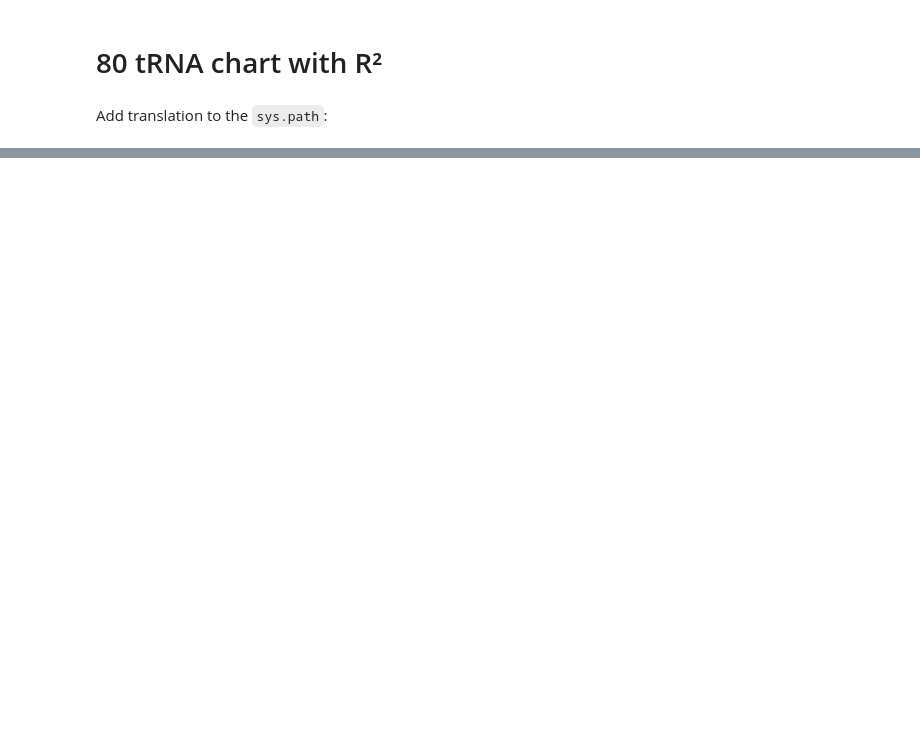
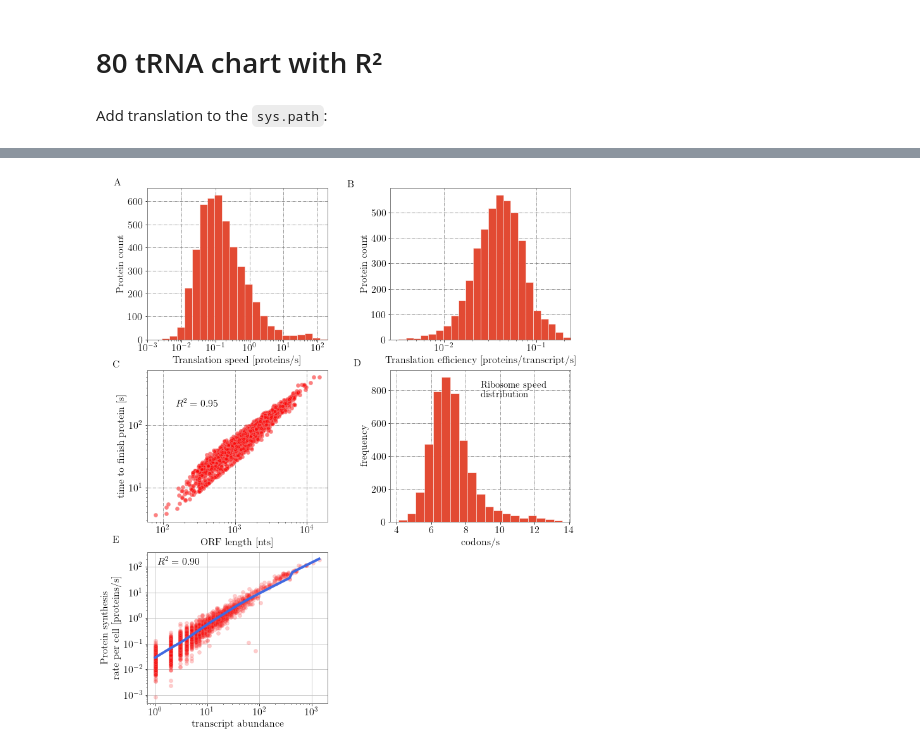
Before and after one commit to gittenberg/TRSL2, a Jupyter notebook: notebooks/80_tRNA_chart_with _R2.ipynb, the cells around one changed output, grey strips where cells are left out. Drawn from its saved outputs; the diff is of its cells as text; code cells hidden in the pictures; blank space fills up the shorter version.

```diff
--- a/notebooks/80_tRNA_chart_with _R2.ipynb
+++ b/notebooks/80_tRNA_chart_with _R2.ipynb
@@ -203,0 +380,9 @@ NameError: name 'ribo_lattice_df_normalized' is not defined
+# %%
+orf_lengths = {prot: len(orf_genomic_dict[prot]) for prot in orf_genomic_dict}
+# %%
+df1 = pd.DataFrame.from_dict(orf_lengths.items())
+df1.columns = ['name', 'ORF length [nts]']
+# %%
+df = pd.merge(gene_tic_toc_df, df1, left_on='name', right_on='name', how='outer')
+# %%
+ribo_speed_dict = {geneID: orf_lengths[geneID]/3.0/gene_tic_toc[geneID] for geneID in gene_tic_toc}
@@ -203,0 +451,70 @@ NameError: name 'ribo_lattice_df_normalized' is not defined
+# %%
+plt.rcParams['figure.figsize'] = (12, 15)
+plt.rcParams['axes.facecolor'] = 'white'
+plt.rcParams['axes.edgecolor'] = 'grey'
+
+fig = plt.figure()
+fig.subplots_adjust(wspace=0.35)
+
+ax = fig.add_subplot(321)
+n, bins, patches = ax.hist(prot_speeds.values(),
+                           bins = 10**np.linspace(np.log10(min(prot_speeds.values())+0.0001),
+                                                  np.log10(max(prot_speeds.values())), 25),
+                           edgecolor='white')
+ax.set_xscale("log")
+ax.set_xlim([min(prot_speeds.values())+0.0001, max(prot_speeds.values())])
+ax.set_xlabel('Translation speed [proteins/s]', fontsize=16)
+ax.set_ylabel('Protein count', fontsize=16)
+plt.setp(ax.get_xticklabels(), fontsize=16)
+plt.setp(ax.get_yticklabels(), fontsize=16)
+plt.text(0.0001, 670, "A", fontsize=16, weight="bold")
+
+ax = fig.add_subplot(322)
+n, bins, patches = ax.hist(prot_per_transcript_speeds.values(),
+                           bins = 10**np.linspace(np.log10(min(prot_per_transcript_speeds.values())+0.0001),
+                                                  np.log10(max(prot_per_transcript_speeds.values())), 32),
+                           edgecolor='white')
+ax.set_xscale("log")
+ax.set_xlim([min(prot_per_transcript_speeds.values())+0.002, max(prot_per_transcript_speeds.values())])
+ax.set_xlabel('Translation efficiency [proteins/transcript/s]', fontsize=16)
+ax.set_ylabel('Protein count', fontsize=16)
+plt.setp(ax.get_xticklabels(), fontsize=16)
+plt.setp(ax.get_yticklabels(), fontsize=16)
+plt.text(0.0009, 600, "B", fontsize=16, weight="bold")
+
+
+ax = fig.add_subplot(323)
+ax.scatter(df['ORF length [nts]'], df['tic toc [s]'], alpha=0.5, color='red', edgecolor='lightcoral', linewidth=1)
+ax.set_xlabel('ORF length [nts]', fontsize=16)
+ax.set_ylabel('time to finish protein [s]', fontsize=16)
+plt.setp(ax.get_xticklabels(), fontsize=16)
+plt.setp(ax.get_yticklabels(), fontsize=16)
+ax.set_yscale('log')
+ax.set_xscale('log')
+
+plt.text(20, 850, "C", fontsize=16, weight="bold")
+plt.text(1.5e2, 200, "$R^2 = 0.95$", fontsize=16)
+
+ax = fig.add_subplot(324)
+plt.hist(ribo_speed_dict.values(), bins=np.arange(min(ribo_speed_dict.values()), max(ribo_speed_dict.values()), 0.5),
+         edgecolor='white')
+ax.set_xlabel('codons/s', fontsize=16)
+ax.set_ylabel('frequency', fontsize=16)
+plt.setp(plt.gca().get_xticklabels(), fontsize=16)
+plt.setp(plt.gca().get_yticklabels(), fontsize=16)
+
+plt.text(1.5, 950, "D", fontsize=16, weight="bold")
+#plt.title("") #, weight="bold")
+ax.text(.5, .82, 'Ribosome speed\ndistribution', horizontalalignment='left', transform=ax.transAxes, fontsize=15)
+
+ax = fig.add_subplot(325)
+scatter_dicts(transcriptome, prot_speeds, "transcript abundance",
+             "Protein synthesis\nrate per cell [proteins/s]",
+             fontsize = 16)
+plt.text(0.15, 900, "E", fontsize=16, weight="bold")
+plt.text(1.1, 125, "$R^2 = 0.90$", fontsize=16)
+
+#plt.show()
+plt.savefig('translation_efficiencies_3_by_2.pdf', bbox_inches='tight')
+# %% [output]
+[figure, added]
```
Also changed, not shown: parts of 50 cells of this notebook.
